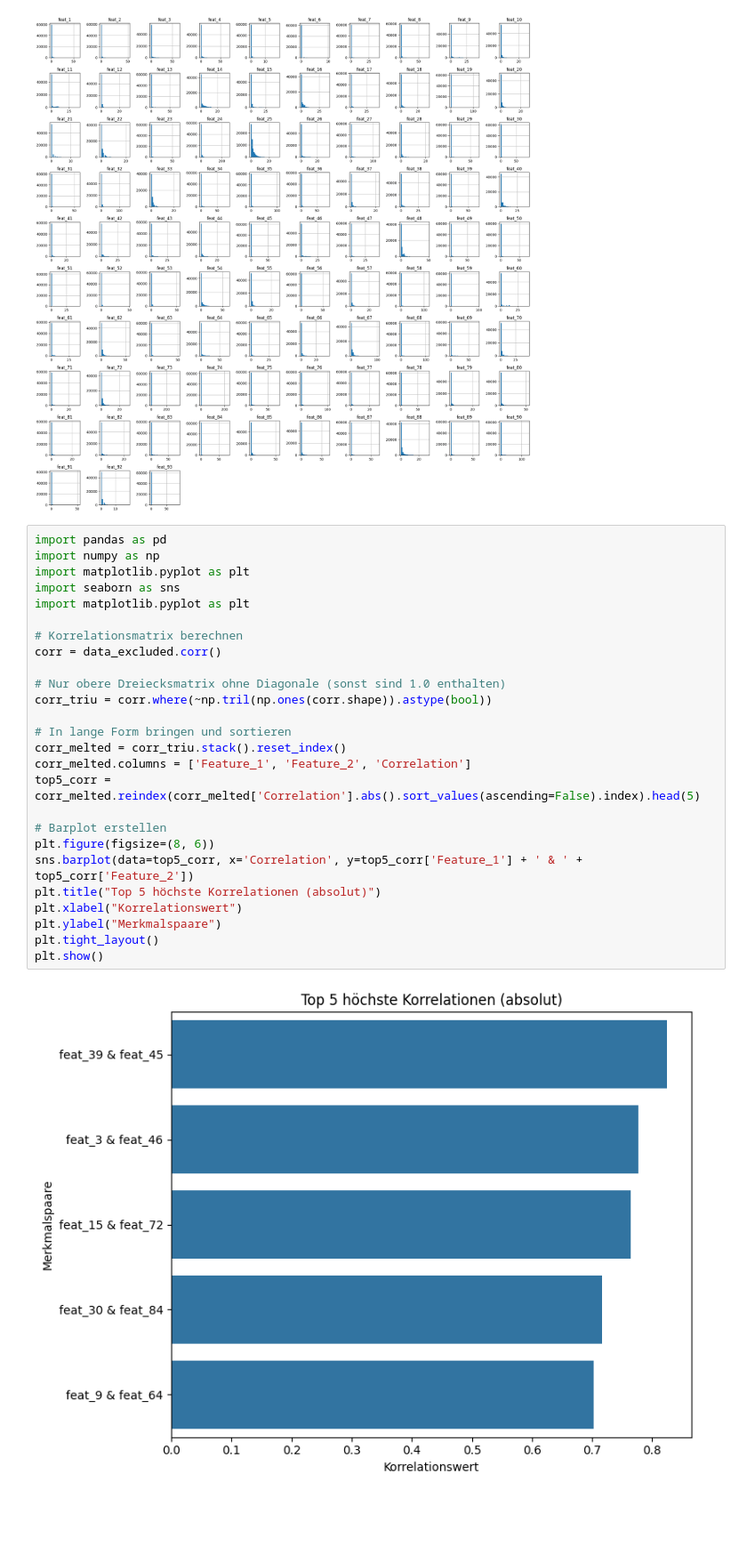
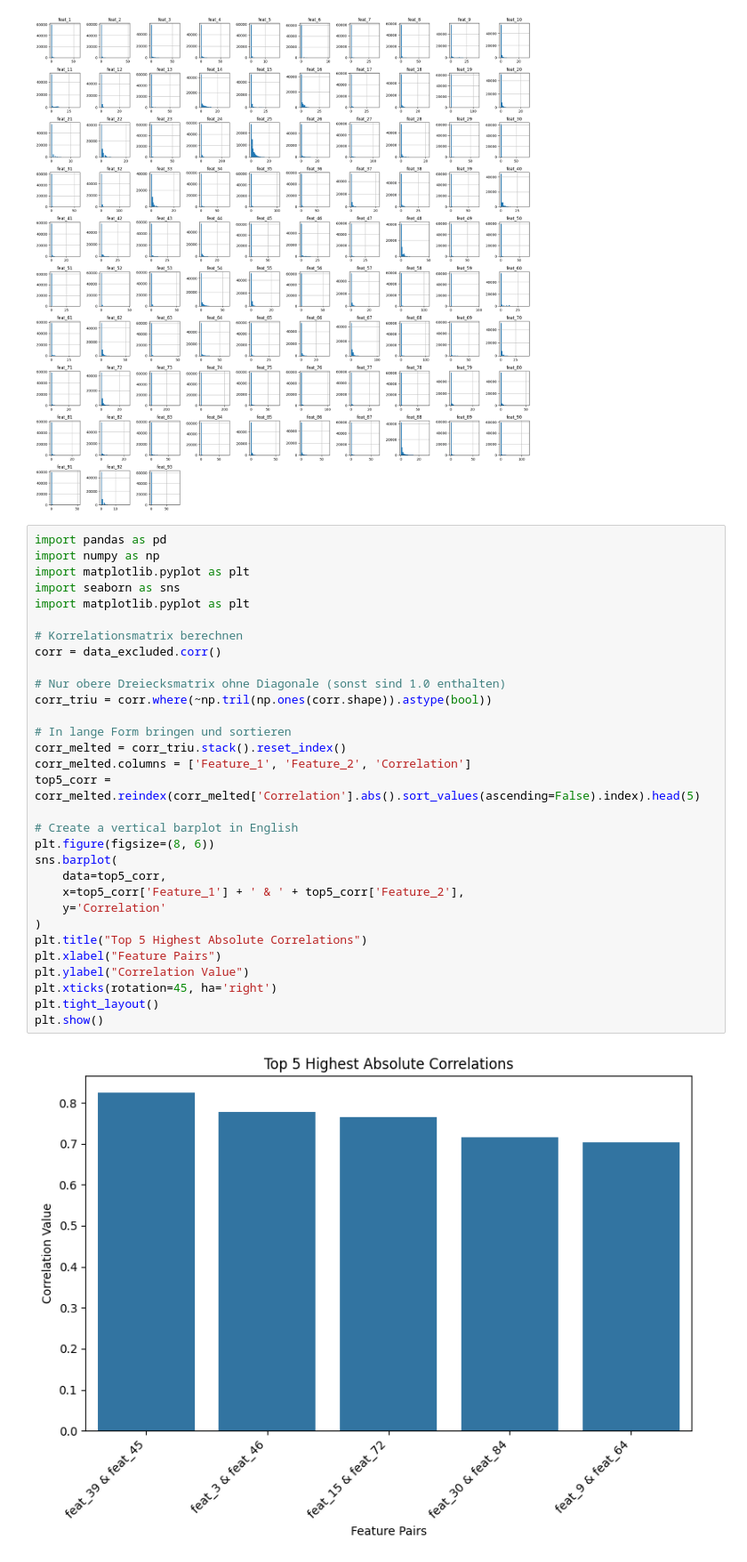
Before and after one commit to o2ba/fs-classify-products, a Jupyter notebook: data/Georgios & Joscha Random Forest/J01_Exploration.ipynb, the cells around one changed output. Shown: that part at 89% size. Drawn from its saved outputs; the diff is of its cells as text; blank space fills up the shorter version.

```diff
--- a/data/Georgios & Joscha Random Forest/J01_Exploration.ipynb
+++ b/data/Georgios & Joscha Random Forest/J01_Exploration.ipynb
@@ -78,28 +78,33 @@ plt.show()
 # %%
 import pandas as pd
 import numpy as np
 import matplotlib.pyplot as plt
 import seaborn as sns
 import matplotlib.pyplot as plt
 
 # Korrelationsmatrix berechnen
 corr = data_excluded.corr()
 
 # Nur obere Dreiecksmatrix ohne Diagonale (sonst sind 1.0 enthalten)
 corr_triu = corr.where(~np.tril(np.ones(corr.shape)).astype(bool))
 
 # In lange Form bringen und sortieren
 corr_melted = corr_triu.stack().reset_index()
 corr_melted.columns = ['Feature_1', 'Feature_2', 'Correlation']
 top5_corr = corr_melted.reindex(corr_melted['Correlation'].abs().sort_values(ascending=False).index).head(5)
 
-# Barplot erstellen
+# Create a vertical barplot in English
 plt.figure(figsize=(8, 6))
-sns.barplot(data=top5_corr, x='Correlation', y=top5_corr['Feature_1'] + ' & ' + top5_corr['Feature_2'])
-plt.title("Top 5 höchste Korrelationen (absolut)")
-plt.xlabel("Korrelationswert")
-plt.ylabel("Merkmalspaare")
+sns.barplot(
+    data=top5_corr,
+    x=top5_corr['Feature_1'] + ' & ' + top5_corr['Feature_2'],
+    y='Correlation'
+)
+plt.title("Top 5 Highest Absolute Correlations")
+plt.xlabel("Feature Pairs")
+plt.ylabel("Correlation Value")
+plt.xticks(rotation=45, ha='right')
 plt.tight_layout()
 plt.show()
 # %% [output]
-[figure, old version]
+[figure, new version]
```
Also changed, not shown: parts of 1 cell of this notebook, 1 other file.
